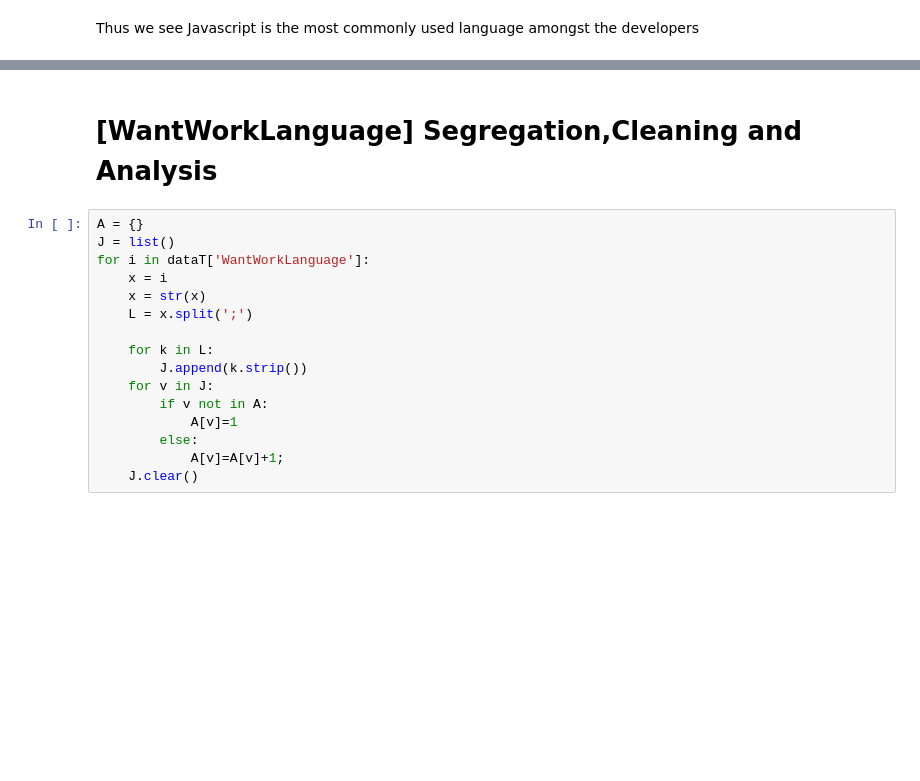
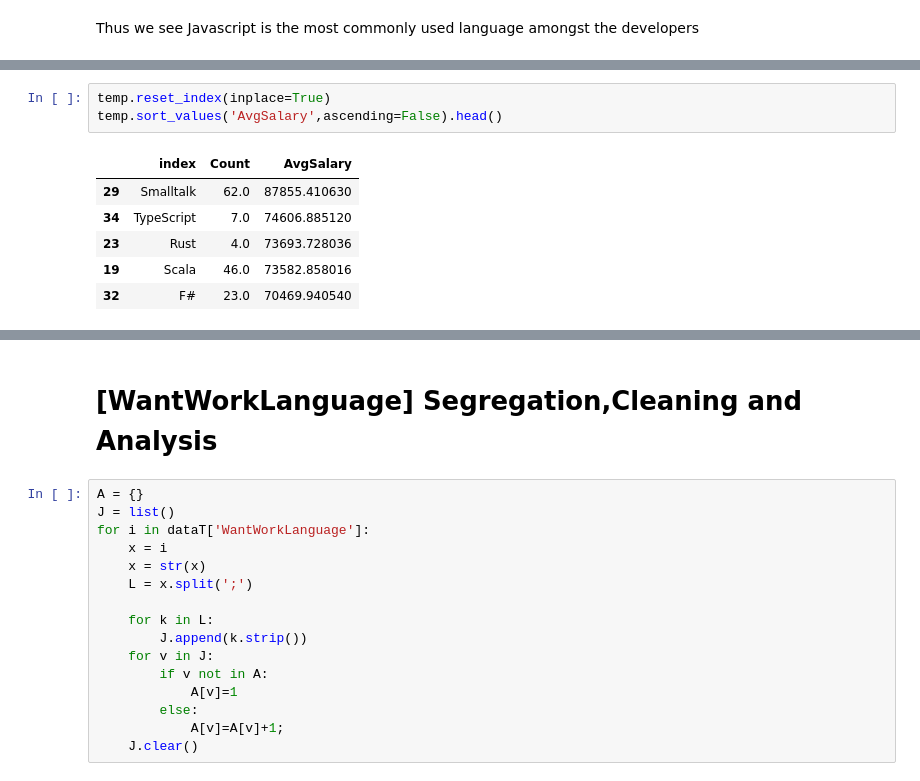
Before and after one commit to g-4-gagan/Developer-data-analysis, a Jupyter notebook: 5.Langauge,Database,Platform and IDE.ipynb, the cells around one changed output, grey strips where cells are left out. Saved outputs shown, nothing was run; the diff lists cells and outputs as text; blank space fills up the shorter version.

```diff
--- a/5.Langauge,Database,Platform and IDE.ipynb
+++ b/5.Langauge,Database,Platform and IDE.ipynb
@@ -166,0 +197,10 @@ Thus we see Javascript is the most commonly used language amongst the developers
+# %%
+temp.reset_index(inplace=True)
+temp.sort_values('AvgSalary',ascending=False).head()
+# %% [output]
+|  | index | Count | AvgSalary |
+| 29 | Smalltalk | 62.0 | 87855.410630 |
+| 34 | TypeScript | 7.0 | 74606.885120 |
+| 23 | Rust | 4.0 | 73693.728036 |
+| 19 | Scala | 46.0 | 73582.858016 |
+| 32 | F# | 23.0 | 70469.940540 |
```
Also changed, not shown: parts of 10 cells of this notebook.
